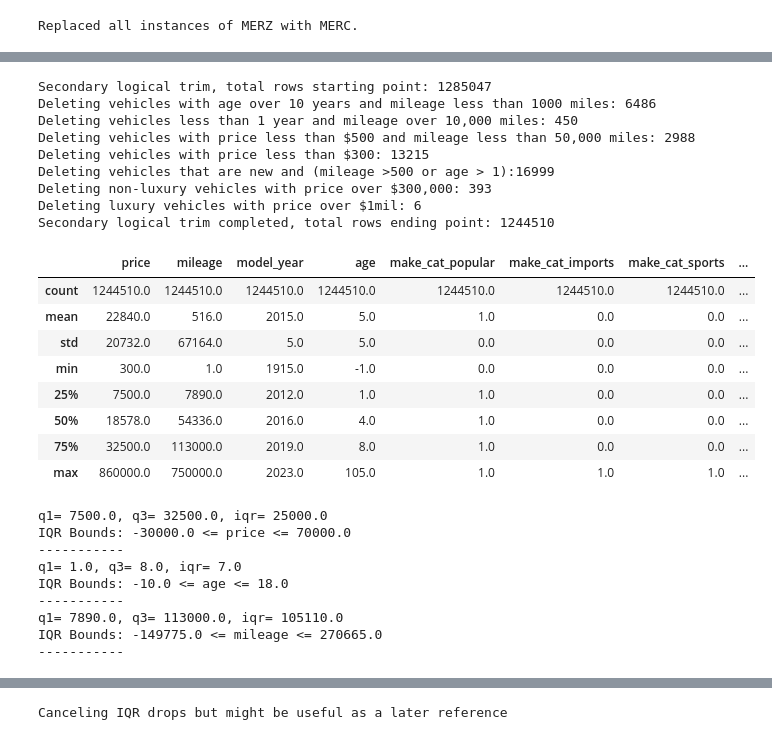
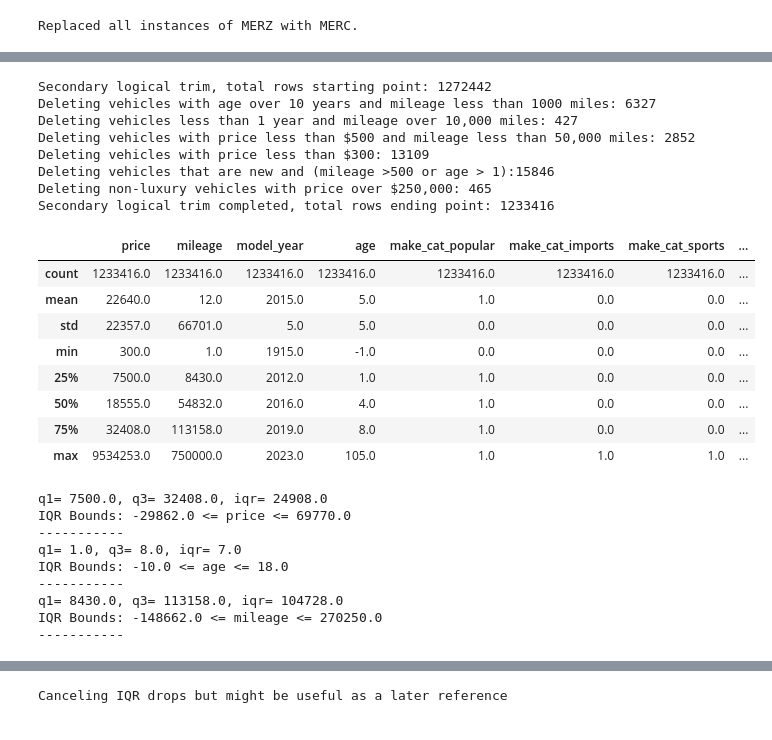
Before and after one commit to xiebozhi/IS6703_CarRegistrations_wde677, a Jupyter notebook: TP - Car Registrations - 1) Data prep.ipynb, the cells around one changed output, grey strips where cells are left out. Saved outputs shown, nothing was run; the diff lists cells and outputs as text; code cells hidden in the pictures.

```diff
--- a/TP - Car Registrations - 1) Data prep.ipynb
+++ b/TP - Car Registrations - 1) Data prep.ipynb
@@ -315,3 +315,21 @@ UTILITY (FLAT BED) T          0
 VAN                           0
 WATERCRAFT TRAILER            0
 dtype: int64
+# %%
+#Drop commerical trucks, motorcyle, and RV brands that snuck through the above filter.
+tn_auto_reg = tn_auto_reg.drop(tn_auto_reg[tn_auto_reg['make'] == "INTL"].index)
+tn_auto_reg = tn_auto_reg.drop(tn_auto_reg[tn_auto_reg['make'] == "HD"].index)
+tn_auto_reg = tn_auto_reg.drop(tn_auto_reg[tn_auto_reg['make'] == "SUZI"].index)
+tn_auto_reg = tn_auto_reg.drop(tn_auto_reg[tn_auto_reg['make'] == "KAWK"].index)
+tn_auto_reg = tn_auto_reg.drop(tn_auto_reg[tn_auto_reg['make'] == "KW"].index)
+tn_auto_reg = tn_auto_reg.drop(tn_auto_reg[tn_auto_reg['make'] == "PTRB"].index)
+tn_auto_reg = tn_auto_reg.drop(tn_auto_reg[tn_auto_reg['make'] == "CANA"].index)
+tn_auto_reg = tn_auto_reg.drop(tn_auto_reg[tn_auto_reg['make'] == "HINO"].index)
+tn_auto_reg = tn_auto_reg.drop(tn_auto_reg[tn_auto_reg['make'] == "GENS"].index)
+tn_auto_reg = tn_auto_reg.drop(tn_auto_reg[tn_auto_reg['make'] == "MACK"].index)
+tn_auto_reg = tn_auto_reg.drop(tn_auto_reg[tn_auto_reg['make'] == "POLS"].index)
+tn_auto_reg = tn_auto_reg.drop(tn_auto_reg[tn_auto_reg['make'] == "MASE"].index)
+tn_auto_reg = tn_auto_reg.drop(tn_auto_reg[tn_auto_reg['make'] == "GENS"].index)
+tn_auto_reg = tn_auto_reg.drop(tn_auto_reg[tn_auto_reg['make'] == "WINN"].index)
+
+tn_auto_reg['make'].value_counts().tail(30)
@@ -437,9 +473,9 @@ Name: make, Length: 1122, dtype: int64
 # %%
-#dropping brand that have less than 100 transactions in the population
+#dropping brand that have less than 200 transactions in the population
 make_counts = tn_auto_reg["make"].value_counts()
-tn_auto_reg = tn_auto_reg.loc[tn_auto_reg["make"].isin(make_counts[make_counts > 100].index)]
+tn_auto_reg = tn_auto_reg.loc[tn_auto_reg["make"].isin(make_counts[make_counts > 200].index)]
 #looking at spread of brands
-print("total rows after removal of brands with only 1 or 2 transaction = " + str(len(tn_auto_reg) )+"\n" )
-print("Rarest 20 makers")
-tn_auto_reg['make'].value_counts().tail(20)
+print("total rows after removal of brands with less than 200 transactions = " + str(len(tn_auto_reg) )+"\n" )
+print("Rarest 30 makers")
+tn_auto_reg['make'].value_counts().tail(30)
 # %% [output]
@@ -530,7 +576,7 @@ popular = ['FORD', 'CHEV', 'NISS', 'TOYT', 'HOND', 'JEEP', 'GMC', 'DODG', 'RAM',
 imported = ['INFI', 'ACUR', 'MITS', 'LNDR', 'VOLV', 'MNNI', 'SCIO', 'FIAT', 'TRIU', 'MAZD','VOLK','FIAT','ISU']
 sports = ['BMW', 'PORS', 'LEXU', 'JAGU', 'ALFA', 'AUDI', 'MERC']
 luxury = ['LEXS', 'CADI', 'FERR', 'BENT', 'LAMO', 'LOTU', 'TESL']
-discontinued = ['CHRY', 'BUIC', 'PONT', 'OLDS', 'WINN', 'ROL', 'RIVI']
+discontinued = ['CHRY', 'BUIC', 'PONT', 'OLDS', 'ROL', 'RIVI']
 other = ['OTHER']
 
 # create dummy variables
@@ -639,69 +685,69 @@ temp = tn_auto_reg[(tn_auto_reg['age'] > 10) & (tn_auto_reg['mileage'] < 1000)]
 print("Deleting vehicles with age over 10 years and mileage less than 1000 miles: " + str(len(temp)) )
 tn_auto_reg.drop(temp.index, inplace=True)
 
 temp = tn_auto_reg[(tn_auto_reg['new_used_N']) & (tn_auto_reg['age'] < 1) & (tn_auto_reg['mileage'] > 10000)]
 print("Deleting vehicles less than 1 year and mileage over 10,000 miles: " + str(len(temp)) )
 tn_auto_reg.drop(temp.index, inplace=True)
 
 temp = tn_auto_reg[(tn_auto_reg['price'] < 500) & (tn_auto_reg['mileage'] < 50000)]
 print("Deleting vehicles with price less than $500 and mileage less than 50,000 miles: " + str(len(temp)) )
 tn_auto_reg.drop(temp.index, inplace=True)
 
 temp = tn_auto_reg[(tn_auto_reg['price'] < 300) ]
 print("Deleting vehicles with price less than $300: " + str(len(temp)) )
 tn_auto_reg.drop(temp.index, inplace=True)
 
 temp = tn_auto_reg[(tn_auto_reg['new_used_N']) & ((tn_auto_reg['mileage'] > 500) | (tn_auto_reg['age'] > 1))]
 print("Deleting vehicles that are new and (mileage >500 or age > 1):" + str(len(temp)) )
 tn_auto_reg.drop(temp.index, inplace=True)
 
 #temp = tn_auto_reg[(tn_auto_reg['age'] > 10) & (tn_auto_reg['price'] > 50000)]
 #print("Deleting vehicles with age over 10 years and price over $50,000: " + str(len(temp)) )
 #tn_auto_reg.drop(temp.index, inplace=True)
 
-temp = tn_auto_reg.loc[(tn_auto_reg['price'] > 300000) & (~tn_auto_reg['make_cat_luxury'])]
-print("Deleting non-luxury vehicles with price over $300,000: " + str(len(temp)) )
+temp = tn_auto_reg.loc[(tn_auto_reg['price'] > 250000) & (~tn_auto_reg['make_cat_luxury'])]
+print("Deleting non-luxury vehicles with price over $250,000: " + str(len(temp)) )
 tn_auto_reg.drop(temp.index, inplace=True)
 
-temp = tn_auto_reg.loc[(tn_auto_reg['price'] > 1000000) & (tn_auto_reg['make_cat_luxury'])]
-print("Deleting luxury vehicles with price over $1mil: " + str(len(temp)) )
-tn_auto_reg.drop(temp.index, inplace=True)
+#Only 6 deletions - keeping these because they may just be real
+#temp = tn_auto_reg.loc[(tn_auto_reg['price'] > 1000000) & (tn_auto_reg['make_cat_luxury'])]
+#print("Deleting luxury vehicles with price over $1mil: " + str(len(temp)) )
+#tn_auto_reg.drop(temp.index, inplace=True)
 
 print("Secondary logical trim completed, total rows ending point: " + str(len(tn_auto_reg)) )
 tn_auto_reg.describe().round()
 # %% [output]
-Secondary logical trim, total rows starting point: 1285047
-Deleting vehicles with age over 10 years and mileage less than 1000 miles: 6486
-Deleting vehicles less than 1 year and mileage over 10,000 miles: 450
-Deleting vehicles with price less than $500 and mileage less than 50,000 miles: 2988
-Deleting vehicles with price less than $300: 13215
-Deleting vehicles that are new and (mileage >500 or age > 1):16999
-Deleting non-luxury vehicles with price over $300,000: 393
-Deleting luxury vehicles with price over $1mil: 6
-Secondary logical trim completed, total rows ending point: 1244510
+Secondary logical trim, total rows starting point: 1272442
+Deleting vehicles with age over 10 years and mileage less than 1000 miles: 6327
+Deleting vehicles less than 1 year and mileage over 10,000 miles: 427
+Deleting vehicles with price less than $500 and mileage less than 50,000 miles: 2852
+Deleting vehicles with price less than $300: 13109
+Deleting vehicles that are new and (mileage >500 or age > 1):15846
+Deleting non-luxury vehicles with price over $250,000: 465
+Secondary logical trim completed, total rows ending point: 1233416
 |  | price | mileage | model_year | age | make_cat_popular | make_cat_imports | make_cat_sports | ... |
-| count | 1244510.0 | 1244510.0 | 1244510.0 | 1244510.0 | 1244510.0 | 1244510.0 | 1244510.0 | ... |
-| mean | 22840.0 | 516.0 | 2015.0 | 5.0 | 1.0 | 0.0 | 0.0 | ... |
-| std | 20732.0 | 67164.0 | 5.0 | 5.0 | 0.0 | 0.0 | 0.0 | ... |
+| count | 1233416.0 | 1233416.0 | 1233416.0 | 1233416.0 | 1233416.0 | 1233416.0 | 1233416.0 | ... |
+| mean | 22640.0 | 12.0 | 2015.0 | 5.0 | 1.0 | 0.0 | 0.0 | ... |
+| std | 22357.0 | 66701.0 | 5.0 | 5.0 | 0.0 | 0.0 | 0.0 | ... |
 | min | 300.0 | 1.0 | 1915.0 | -1.0 | 0.0 | 0.0 | 0.0 | ... |
-| 25% | 7500.0 | 7890.0 | 2012.0 | 1.0 | 1.0 | 0.0 | 0.0 | ... |
-| 50% | 18578.0 | 54336.0 | 2016.0 | 4.0 | 1.0 | 0.0 | 0.0 | ... |
-| 75% | 32500.0 | 113000.0 | 2019.0 | 8.0 | 1.0 | 0.0 | 0.0 | ... |
-| max | 860000.0 | 750000.0 | 2023.0 | 105.0 | 1.0 | 1.0 | 1.0 | ... |
+| 25% | 7500.0 | 8430.0 | 2012.0 | 1.0 | 1.0 | 0.0 | 0.0 | ... |
+| 50% | 18555.0 | 54832.0 | 2016.0 | 4.0 | 1.0 | 0.0 | 0.0 | ... |
+| 75% | 32408.0 | 113158.0 | 2019.0 | 8.0 | 1.0 | 0.0 | 0.0 | ... |
+| max | 9534253.0 | 750000.0 | 2023.0 | 105.0 | 1.0 | 1.0 | 1.0 | ... |
 # %%
 #Calculate the IQR upper and lower bounds for price
 upper_bound, lower_bound = calculate_IQR_bounds(tn_auto_reg, "price")
 upper_bound, lower_bound = calculate_IQR_bounds(tn_auto_reg, "age")
 upper_bound, lower_bound = calculate_IQR_bounds(tn_auto_reg, "mileage")
 # %% [output]
-q1= 7500.0, q3= 32500.0, iqr= 25000.0
-IQR Bounds: -30000.0 <= price <= 70000.0
+q1= 7500.0, q3= 32408.0, iqr= 24908.0
+IQR Bounds: -29862.0 <= price <= 69770.0
 -----------
 q1= 1.0, q3= 8.0, iqr= 7.0
 IQR Bounds: -10.0 <= age <= 18.0
 -----------
-q1= 7890.0, q3= 113000.0, iqr= 105110.0
-IQR Bounds: -149775.0 <= mileage <= 270665.0
+q1= 8430.0, q3= 113158.0, iqr= 104728.0
+IQR Bounds: -148662.0 <= mileage <= 270250.0
 -----------
 # %%
 #stats printout on price
```
Also changed, not shown: parts of 28 cells of this notebook, 1 other file.
